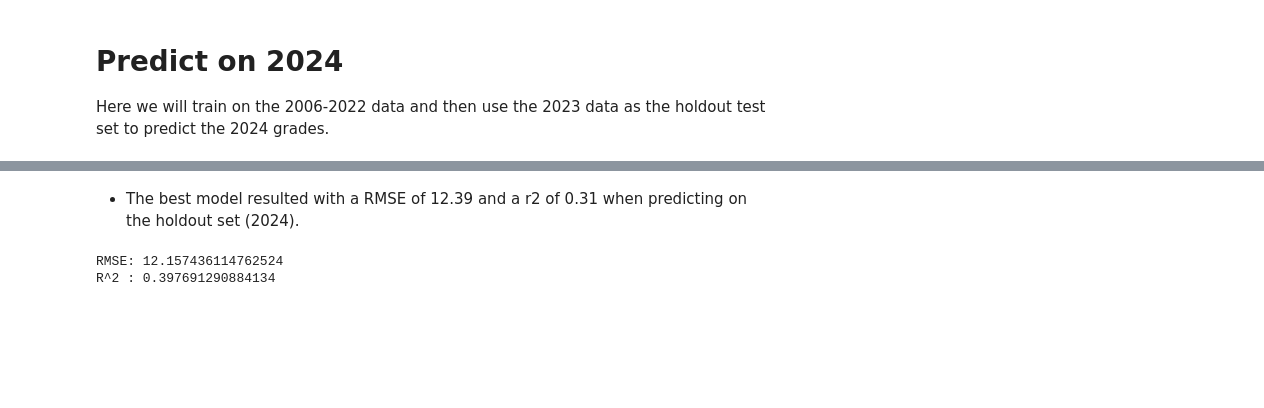
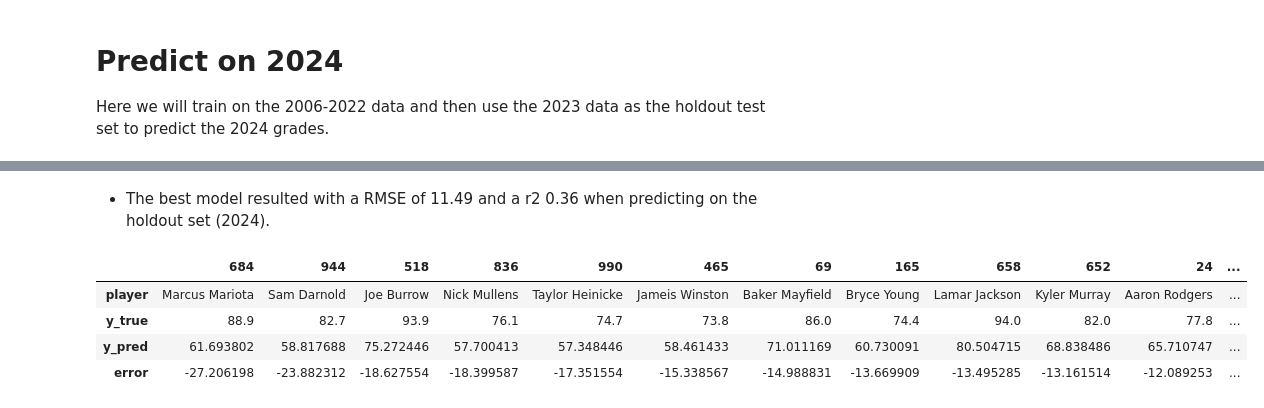
Before and after one commit to heefjones/pass_forward, a Jupyter notebook: preds.ipynb, the cells around one changed output, grey strips where cells are left out. Saved outputs shown, nothing was run; the diff lists cells and outputs as text; code cells hidden in the pictures; blank space fills up the shorter version.

```diff
--- a/preds.ipynb
+++ b/preds.ipynb
@@ -99,17 +112,21 @@ ValueError: Found array with 0 sample(s) (shape=(0,)) while a minimum of 1 is re
 # %% [markdown]
-- The best model resulted with a RMSE of 12.39 and a r2 of 0.31 when predicting on the holdout set (2024).
+- The best model resulted with a RMSE of 11.49 and a r2 0.36 when predicting on the holdout set (2024).
 # %%
 # create a df for our predictions
-preds_df = pd.DataFrame(data={'player': df.query('year == 2023')['player'].values, 'team': df.query('year == 2023')['team_name'].values, 'y_true': y_test, 'y_pred': y_pred, 'error': (y_pred - y_test)})
+preds_df = pd.DataFrame(data={'player': df.query('year == 2023')['player'].values, 'team': df.query('year == 2023')['team_name'].values,
+                              'y_true': y_test, 'y_pred': y_pred, 'error': (y_pred - y_test)})
 
 # map colors to our preds_df
 preds_df['color'] = preds_df['team'].map(TEAM_COLORS)
 
 # show predictions for all QBs
 preds_df.sort_values('error')[['player', 'y_true', 'y_pred', 'error']].T
 # %% [output]
-RMSE: 12.157436114762524
-R^2 : 0.397691290884134
+|  | 684 | 944 | 518 | 836 | 990 | 465 | 69 | 165 | 658 | 652 | 24 | ... |
+| player | Marcus Mariota | Sam Darnold | Joe Burrow | Nick Mullens | Taylor Heinicke | Jameis Winston | Baker Mayfield | Bryce Young | Lamar Jackson | Kyler Murray | Aaron Rodgers | ... |
+| y_true | 88.9 | 82.7 | 93.9 | 76.1 | 74.7 | 73.8 | 86.0 | 74.4 | 94.0 | 82.0 | 77.8 | ... |
+| y_pred | 61.693802 | 58.817688 | 75.272446 | 57.700413 | 57.348446 | 58.461433 | 71.011169 | 60.730091 | 80.504715 | 68.838486 | 65.710747 | ... |
+| error | -27.206198 | -23.882312 | -18.627554 | -18.399587 | -17.351554 | -15.338567 | -14.988831 | -13.669909 | -13.495285 | -13.161514 | -12.089253 | ... |
 # %%
 # percent of preds within 10 pts
 percent = (preds_df.error.abs() < 10).sum() / len(preds_df)
```
Also changed, not shown: parts of 13 cells of this notebook, 4 other files.
